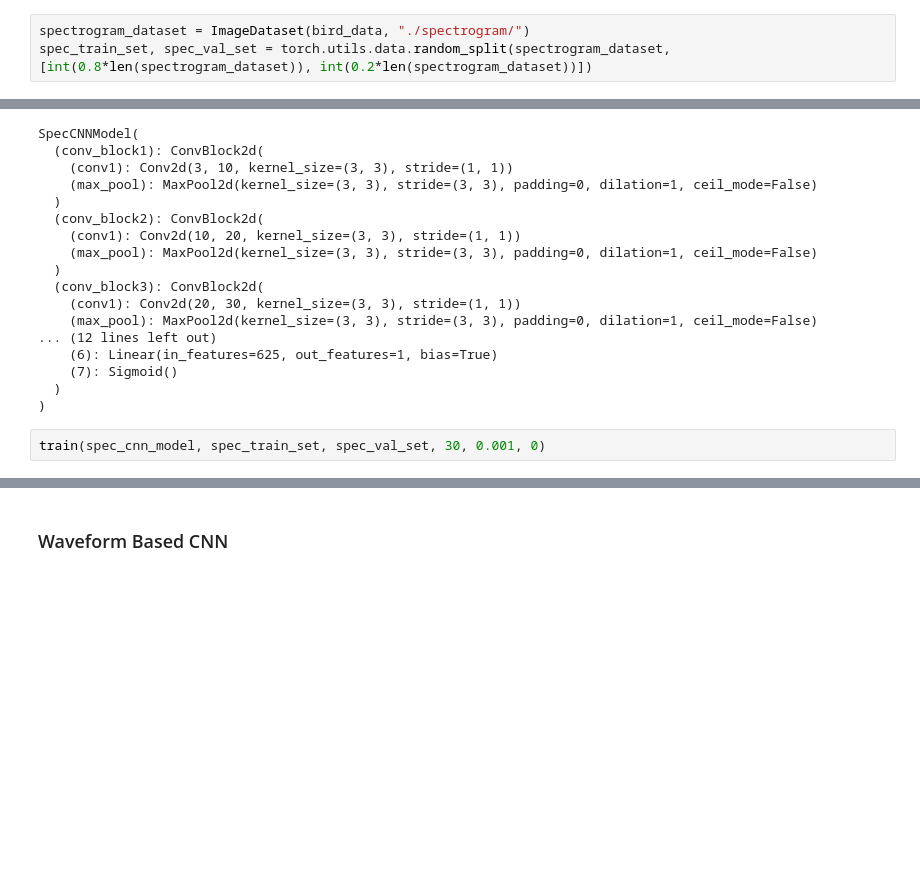
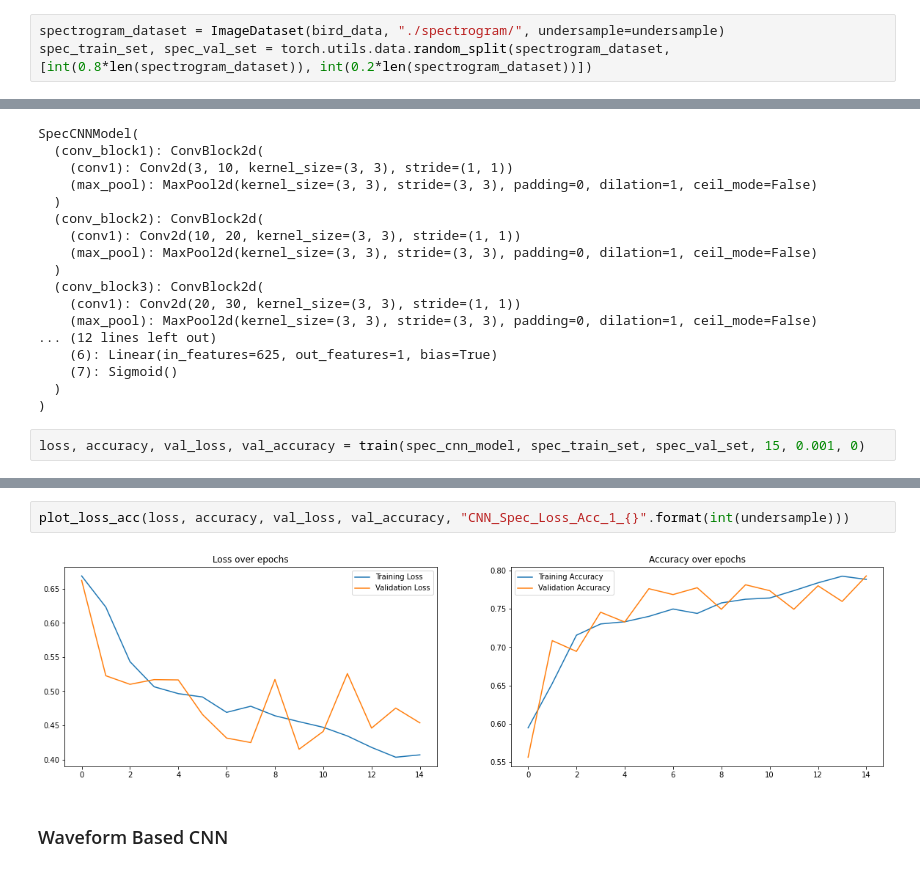
Before and after one commit to Alexis-Fauxbaton/Bird-Detection, a Jupyter notebook: code.ipynb, the cells around one changed output, grey strips where cells are left out. Saved outputs shown, nothing was run; the diff lists cells and outputs as text; blank space fills up the shorter version.

```diff
--- a/code.ipynb
+++ b/code.ipynb
@@ -97,7 +104,7 @@ train_set[0]
          -4.0542e-04, -2.0209e-03]),
  0.0)
 # %%
-spectrogram_dataset = ImageDataset(bird_data, "./spectrogram/")
+spectrogram_dataset = ImageDataset(bird_data, "./spectrogram/", undersample=undersample)
 spec_train_set, spec_val_set = torch.utils.data.random_split(spectrogram_dataset, [int(0.8*len(spectrogram_dataset)), int(0.2*len(spectrogram_dataset))])
 # %% [output]
 Data has been resampled, New labels :  0.0    1955
@@ -234,5 +252,5 @@ SpecCNNModel(
   )
 )
 # %%
-train(spec_cnn_model, spec_train_set, spec_val_set, 30, 0.001, 0)
+loss, accuracy, val_loss, val_accuracy = train(spec_cnn_model, spec_train_set, spec_val_set, 15, 0.001, 0)
 # %% [output]
@@ -256,3 +272,7 @@ Epoch: 30/30 -- [1400/3128 (100.0%)]    Loss: 0.26275233447551727       Accuracy
+# %%
+plot_loss_acc(loss, accuracy, val_loss, val_accuracy, "CNN_Spec_Loss_Acc_1_{}".format(int(undersample)))
+# %% [output]
+[figure, added]
 # %% [markdown]
 ### Waveform Based CNN
 # %%
```
Also changed, not shown: parts of 27 cells of this notebook, 1 other file.
